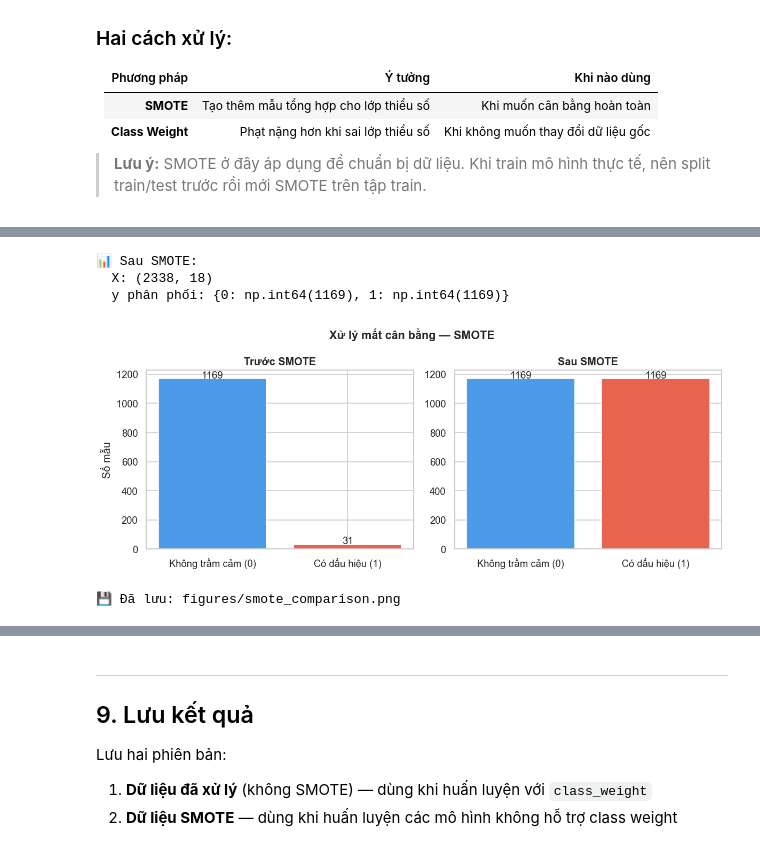
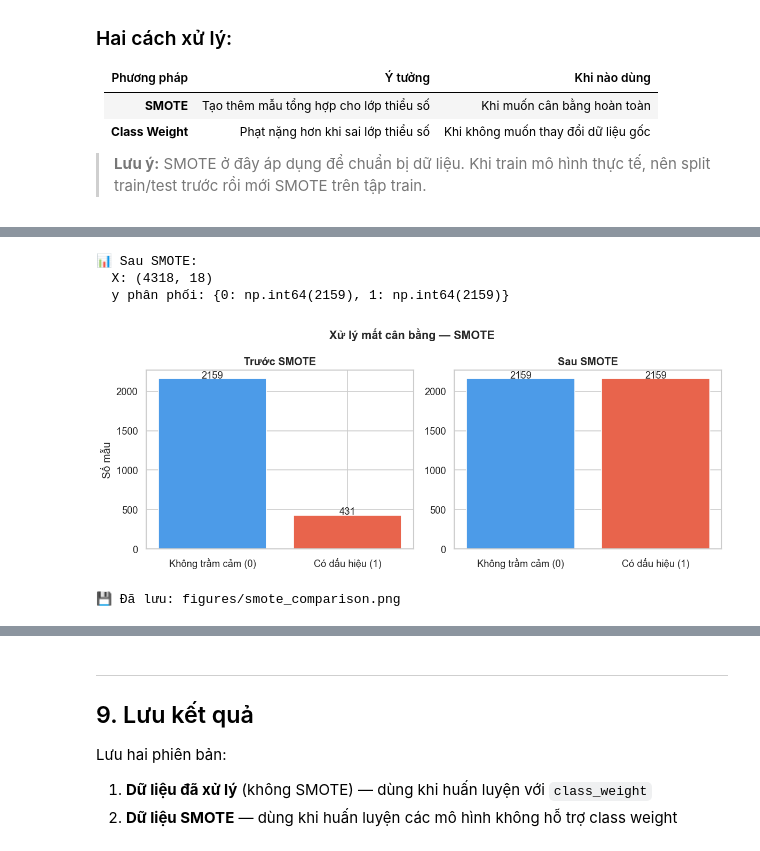
Before and after one commit to kwspringkle/teen-social-media-stress-analysis, a Jupyter notebook: notebooks/01_eda_preprocessing.ipynb, the cells around one changed output, grey strips where cells are left out. Cells and saved outputs as stored; diff of their text form; code cells hidden in the pictures.

```diff
--- a/notebooks/01_eda_preprocessing.ipynb
+++ b/notebooks/01_eda_preprocessing.ipynb
@@ -50,7 +50,7 @@ plt.rcParams['figure.dpi'] = 120
 plt.rcParams['font.size'] = 11
 
 # Đường dẫn (notebook nằm trong notebooks/, dùng ../ để lên thư mục gốc)
-RAW_PATH   = '../data/raw/Teen_Mental_Health_Dataset.csv'
+RAW_PATH   = '../data/raw/dataset_merged.csv'
 PROC_PATH  = '../data/processed/preprocessed_data.csv'
 FIG_DIR    = '../figures/eda/'
 
@@ -457,6 +489,9 @@ Ta cần chuyển đổi các cột chữ sang dạng số:
 
 - **Label Encoding**: chuyển thành 0, 1, 2, ... — phù hợp khi có thứ tự (low/medium/high)
 - **One-Hot Encoding**: tạo cột 0/1 cho từng giá trị — phù hợp khi không có thứ tự (Instagram/TikTok/Both)
+# %%
+if 'source_dataset' in df_processed.columns:
+    df_processed.drop(columns=['source_dataset'], inplace=True)
 # %%
 # --- gender: male=0, female=1 ---
 df_processed['gender'] = df_processed['gender'].map({'male': 0, 'female': 1})
@@ -467,10 +502,13 @@ interaction_order = {'low': 0, 'medium': 1, 'high': 2}
 df_processed['social_interaction_level'] = df_processed['social_interaction_level'].map(interaction_order)
 print('social_interaction_level encoded:', df_processed['social_interaction_level'].unique())
 
-# --- platform_usage: không có thứ tự → One-Hot Encoding ---
-platform_dummies = pd.get_dummies(df_processed['platform_usage'], prefix='platform', dtype=int)
-df_processed = pd.concat([df_processed.drop('platform_usage', axis=1), platform_dummies], axis=1)
-print('platform_usage columns:', [c for c in df_processed.columns if 'platform' in c])
+# --- platform_usage: không có thứ tự → One-Hot Encoding nếu cột tồn tại ---
+if 'platform_usage' in df_processed.columns:
+    platform_dummies = pd.get_dummies(df_processed['platform_usage'], prefix='platform', dtype=int)
+    df_processed = pd.concat([df_processed.drop('platform_usage', axis=1), platform_dummies], axis=1)
+    print('platform_usage columns:', [c for c in df_processed.columns if 'platform' in c])
+else:
+    print('platform_usage không tồn tại, bỏ qua one-hot encoding')
 
 print(f'\n📋 Số cột sau encoding: {df_processed.shape[1]}')
 df_processed.head(3)
@@ -587,12 +631,19 @@ print('💾 Đã lưu: figures/feature_engineering.png')
 # %%
-scale_cols = ['age', 'daily_social_media_hours', 'sleep_hours',
-              'screen_time_before_sleep', 'academic_performance',
-              'physical_activity', 'stress_level', 'anxiety_level', 'addiction_level',
-              'social_interaction_level', 'sm_sleep_ratio', 'screen_sleep_ratio']
+candidate_scale_cols = ['age', 'daily_social_media_hours', 'sleep_hours',
+                        'screen_time_before_sleep', 'academic_performance',
+                        'physical_activity', 'stress_level', 'anxiety_level',
+                        'social_interaction_level', 'sm_sleep_ratio', 'screen_sleep_ratio']
 
-df_fe[scale_cols] = StandardScaler().fit_transform(df_fe[scale_cols])
+scale_cols = [col for col in candidate_scale_cols if col in df_fe.columns]
 
-print('✅ Đã scale tất cả đặc trưng liên tục')
+if scale_cols:
+    df_fe[scale_cols] = StandardScaler().fit_transform(df_fe[scale_cols])
+    print('✅ Đã scale tất cả đặc trưng liên tục')
+else:
+    print('⚠️ Không có cột nào phù hợp để scale')
+
 print(f'Dataset hiện tại: {df_fe.shape[0]} hàng × {df_fe.shape[1]} cột')
+print('ℹ️ Dữ liệu sau scale đang nằm trong df_fe trong bộ nhớ')
+print(f'ℹ️ Sẽ được lưu ra {PROC_PATH} ở cell lưu kết quả cuối notebook')
 # %% [output]
 ✅ Đã scale tất cả đặc trưng liên tục
@@ -632,40 +755,40 @@ Tỉ lệ: 2.6% có dấu hiệu trầm cảm
 # Tạo thêm mẫu nhân tạo bằng cách nội suy giữa các mẫu hiện có của lớp thiểu số
 
 smote = SMOTE(random_state=42)
-X_smote, y_smote = smote.fit_resample(X, y)
+X_smote, y_smote = smote.fit_resample(X_train, y_train)
 
 print('📊 Sau SMOTE:')
 print(f'  X: {X_smote.shape}')
 print(f'  y phân phối: {dict(pd.Series(y_smote).value_counts())}')
 
 # Visualize
 fig, axes = plt.subplots(1, 2, figsize=(10, 4))
 
-y_counts_orig  = y.value_counts()
+y_counts_orig  = y_train.value_counts()
 y_counts_smote = pd.Series(y_smote).value_counts()
 labels_bar = ['Không trầm cảm (0)', 'Có dấu hiệu (1)']
 
 axes[0].bar(labels_bar, y_counts_orig.sort_index().values,
             color=['#4C9BE8', '#E8644C'], edgecolor='white')
 axes[0].set_title('Trước SMOTE', fontweight='bold')
 axes[0].set_ylabel('Số mẫu')
 for i, v in enumerate(y_counts_orig.sort_index().values):
     axes[0].text(i, v + 5, str(v), ha='center', fontsize=11)
 
 axes[1].bar(labels_bar, y_counts_smote.sort_index().values,
             color=['#4C9BE8', '#E8644C'], edgecolor='white')
 axes[1].set_title('Sau SMOTE', fontweight='bold')
 for i, v in enumerate(y_counts_smote.sort_index().values):
     axes[1].text(i, v + 5, str(v), ha='center', fontsize=11)
 
 plt.suptitle('Xử lý mất cân bằng — SMOTE', fontsize=13, fontweight='bold')
 plt.tight_layout()
 plt.savefig(FIG_DIR + 'smote_comparison.png', bbox_inches='tight')
 plt.show()
 print('💾 Đã lưu: figures/smote_comparison.png')
 # %% [output]
 📊 Sau SMOTE:
-  X: (2338, 18)
-  y phân phối: {0: np.int64(1169), 1: np.int64(1169)}
+  X: (4318, 18)
+  y phân phối: {0: np.int64(2159), 1: np.int64(2159)}
-[figure, old version]
+[figure, new version]
 💾 Đã lưu: figures/smote_comparison.png
```
Also changed, not shown: parts of 30 cells of this notebook, 49 other files.
